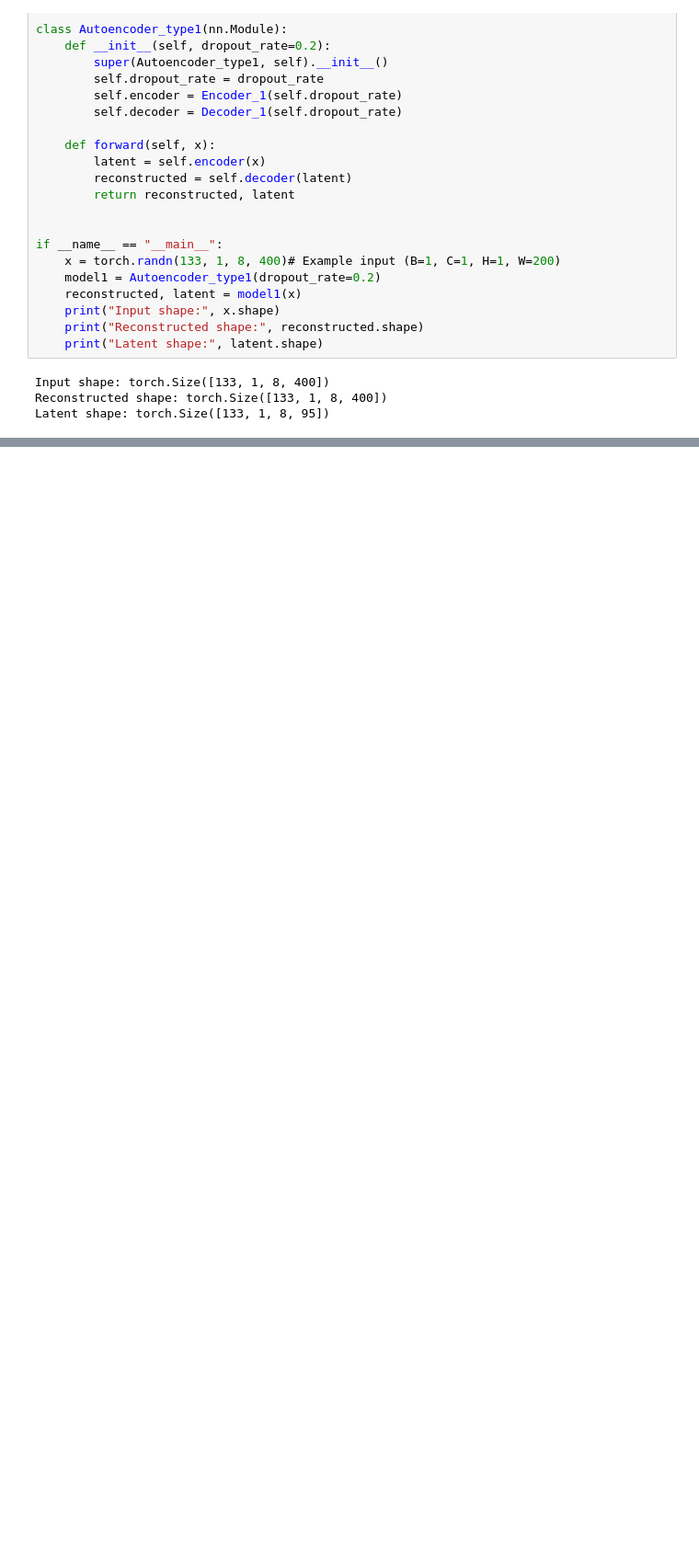
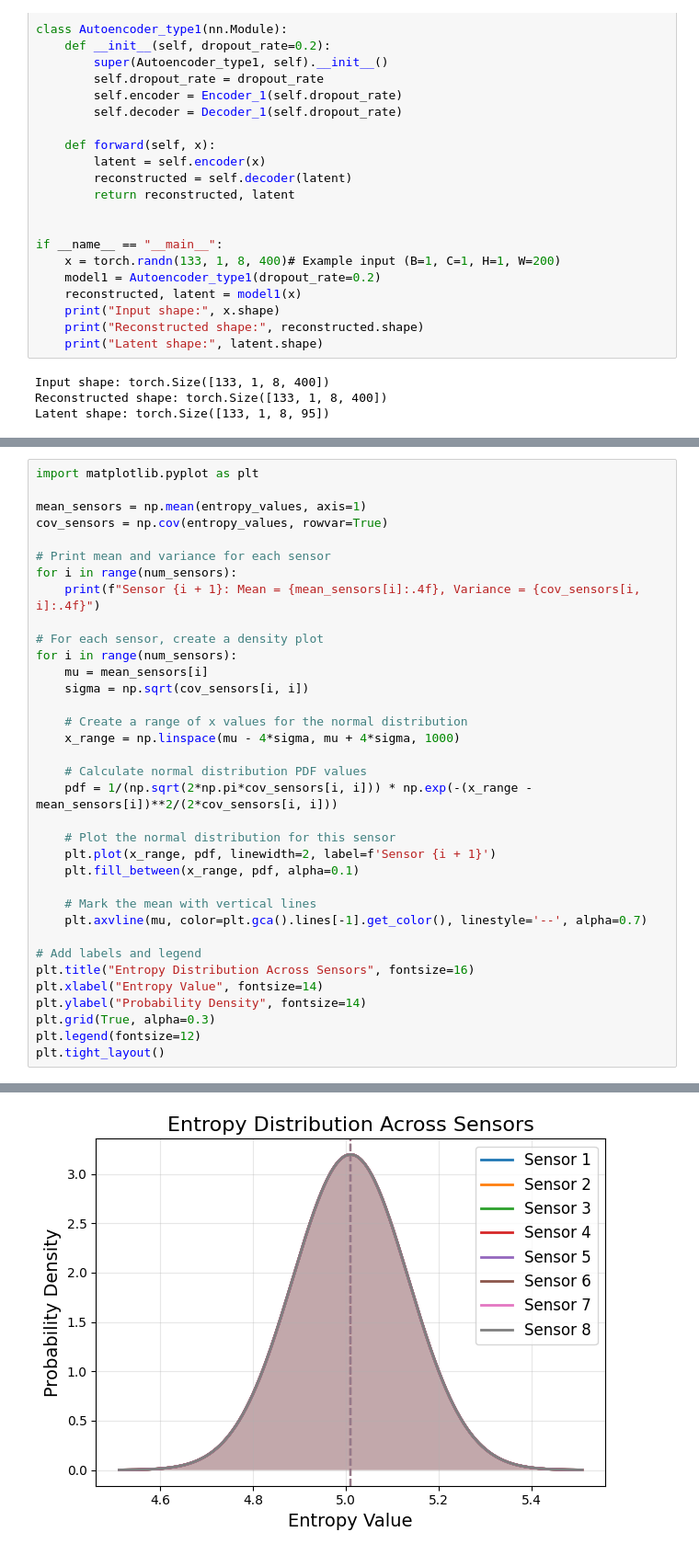
Before and after one commit to freek1/roshambo, a Jupyter notebook: significance.ipynb, the cells around one changed output, grey strips where cells are left out. Shown: that part at 92% size. Cells and saved outputs as stored; diff of their text form; blank space fills up the shorter version.

Commit message:
sensor ablation tests for rock and entropy calculation

```diff
--- a/significance.ipynb
+++ b/significance.ipynb
@@ -167,0 +198,36 @@ RuntimeError: Error(s) in loading state_dict for Simple1DCNN:
+# %%
+import matplotlib.pyplot as plt
+
+mean_sensors = np.mean(entropy_values, axis=1)
+cov_sensors = np.cov(entropy_values, rowvar=True)
+
+# Print mean and variance for each sensor
+for i in range(num_sensors):
+    print(f"Sensor {i + 1}: Mean = {mean_sensors[i]:.4f}, Variance = {cov_sensors[i, i]:.4f}")
+
+# For each sensor, create a density plot
+for i in range(num_sensors):
+    mu = mean_sensors[i]
+    sigma = np.sqrt(cov_sensors[i, i])
+
+    # Create a range of x values for the normal distribution
+    x_range = np.linspace(mu - 4*sigma, mu + 4*sigma, 1000)
+
+    # Calculate normal distribution PDF values
+    pdf = 1/(np.sqrt(2*np.pi*cov_sensors[i, i])) * np.exp(-(x_range - mean_sensors[i])**2/(2*cov_sensors[i, i]))
+
+    # Plot the normal distribution for this sensor
+    plt.plot(x_range, pdf, linewidth=2, label=f'Sensor {i + 1}')
+    plt.fill_between(x_range, pdf, alpha=0.1)
+
+    # Mark the mean with vertical lines
+    plt.axvline(mu, color=plt.gca().lines[-1].get_color(), linestyle='--', alpha=0.7)
+
+# Add labels and legend
+plt.title("Entropy Distribution Across Sensors", fontsize=16)
+plt.xlabel("Entropy Value", fontsize=14)
+plt.ylabel("Probability Density", fontsize=14)
+plt.grid(True, alpha=0.3)
+plt.legend(fontsize=12)
+plt.tight_layout()
+# %% [output]
@@ -167,0 +242 @@ RuntimeError: Error(s) in loading state_dict for Simple1DCNN:
+[figure, added]
```
Also changed, not shown: parts of 2 cells of this notebook.
